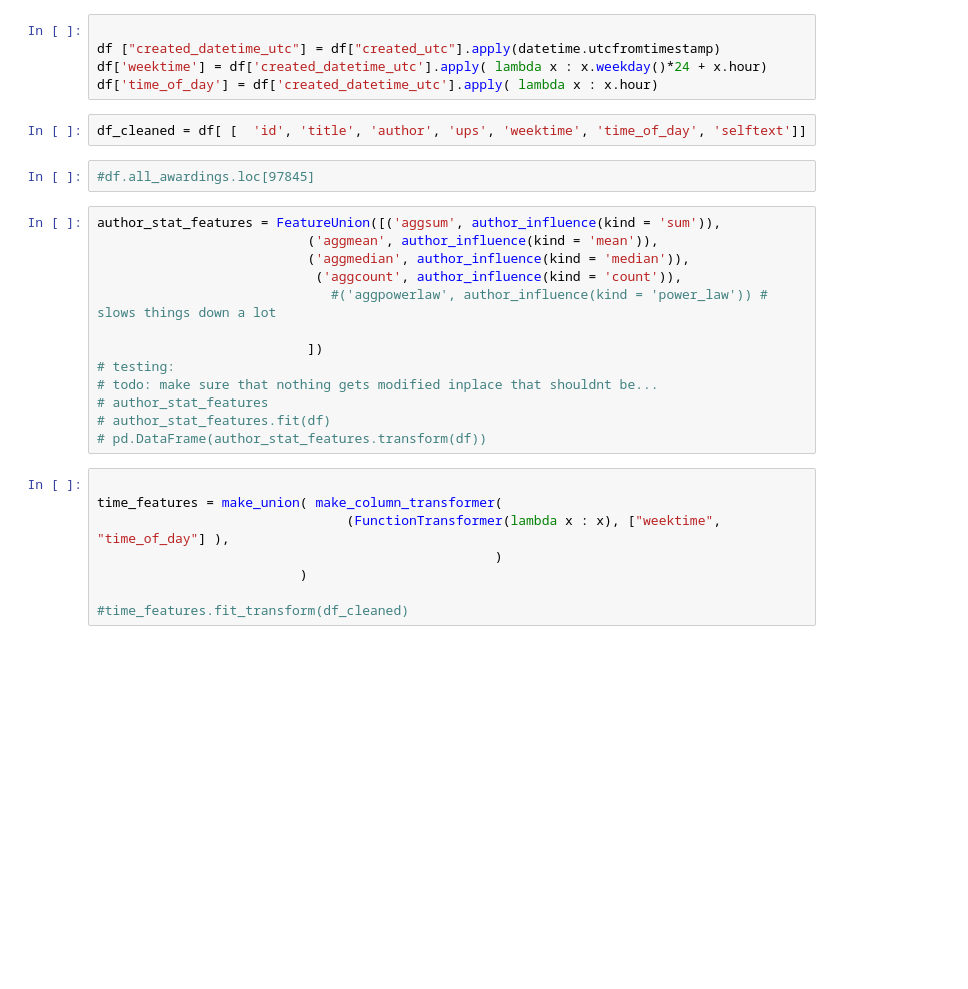
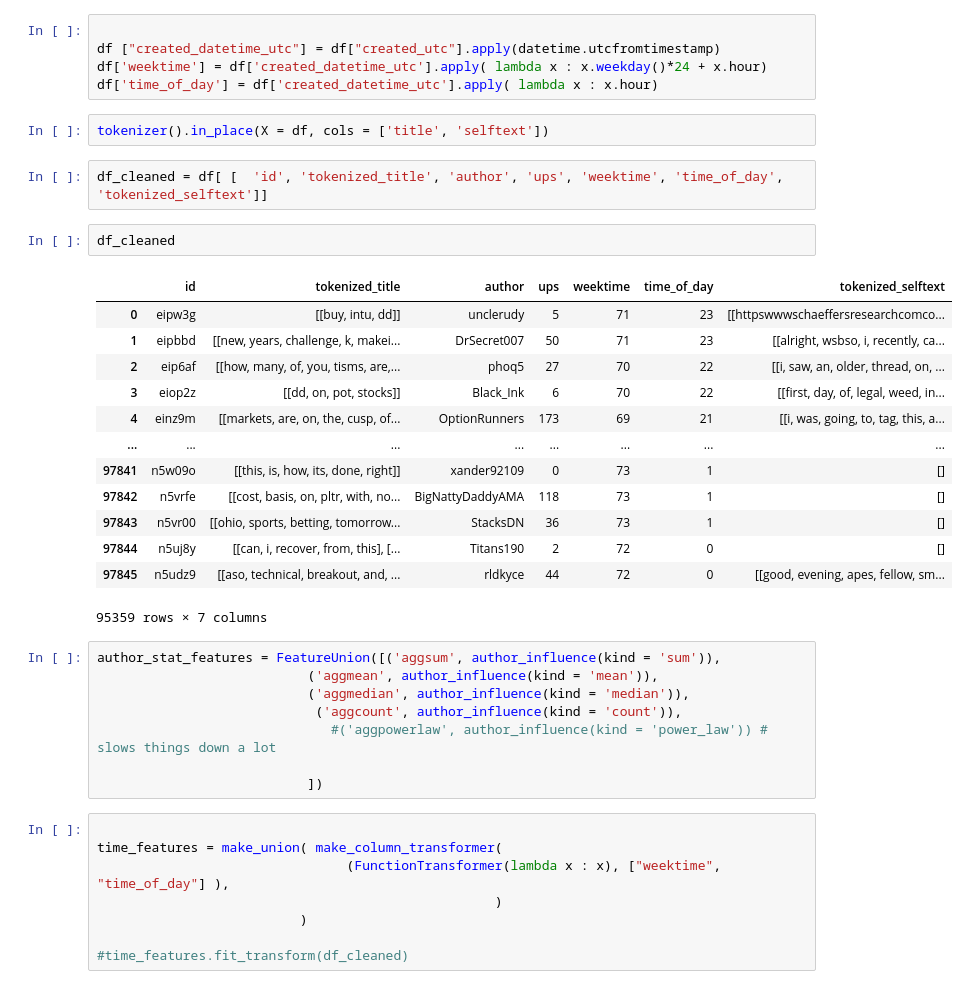
Before and after one commit to ElleNajt/ErdosInstitute-SIG_Project, a Jupyter notebook: Regression/all_features.ipynb, the cells around one changed output. Cells and saved outputs as stored; diff of their text form; blank space fills up the shorter version.

Commit message:
edited custom transformer stuff

```diff
--- a/Regression/all_features.ipynb
+++ b/Regression/all_features.ipynb
@@ -32,10 +32,26 @@ df = df.loc[df.author != "None"]
 df ["created_datetime_utc"] = df["created_utc"].apply(datetime.utcfromtimestamp)
 df['weektime'] = df['created_datetime_utc'].apply( lambda x : x.weekday()*24 + x.hour)
 df['time_of_day'] = df['created_datetime_utc'].apply( lambda x : x.hour)
+# %%
+tokenizer().in_place(X = df, cols = ['title', 'selftext'])
 # %%
-df_cleaned = df[ [  'id', 'title', 'author', 'ups', 'weektime', 'time_of_day', 'selftext']]
+df_cleaned = df[ [  'id', 'tokenized_title', 'author', 'ups', 'weektime', 'time_of_day', 'tokenized_selftext']]
-# %%
-#df.all_awardings.loc[97845]
+# %%
+df_cleaned
+# %% [output]
+|  | id | tokenized_title | author | ups | weektime | time_of_day | tokenized_selftext |
+| 0 | eipw3g | [[buy, intu, dd]] | unclerudy | 5 | 71 | 23 | [[httpswwwschaeffersresearchcomco... |
+| 1 | eipbbd | [[new, years, challenge, k, makei... | DrSecret007 | 50 | 71 | 23 | [[alright, wsbso, i, recently, ca... |
+| 2 | eip6af | [[how, many, of, you, tisms, are,... | phoq5 | 27 | 70 | 22 | [[i, saw, an, older, thread, on, ... |
+| 3 | eiop2z | [[dd, on, pot, stocks]] | Black_Ink | 6 | 70 | 22 | [[first, day, of, legal, weed, in... |
+| 4 | einz9m | [[markets, are, on, the, cusp, of... | OptionRunners | 173 | 69 | 21 | [[i, was, going, to, tag, this, a... |
+| ... | ... | ... | ... | ... | ... | ... | ... |
+| 97841 | n5w09o | [[this, is, how, its, done, right]] | xander92109 | 0 | 73 | 1 | [] |
+| 97842 | n5vrfe | [[cost, basis, on, pltr, with, no... | BigNattyDaddyAMA | 118 | 73 | 1 | [] |
+| 97843 | n5vr00 | [[ohio, sports, betting, tomorrow... | StacksDN | 36 | 73 | 1 | [] |
+| 97844 | n5uj8y | [[can, i, recover, from, this], [... | Titans190 | 2 | 72 | 0 | [] |
+| 97845 | n5udz9 | [[aso, technical, breakout, and, ... | rldkyce | 44 | 72 | 0 | [[good, evening, apes, fellow, sm... |
+95359 rows × 7 columns
 # %%
 author_stat_features = FeatureUnion([('aggsum', author_influence(kind = 'sum')),
                            ('aggmean', author_influence(kind = 'mean')),
@@ -44,11 +60,6 @@ author_stat_features = FeatureUnion([('aggsum', author_influence(kind = 'sum')),
                               #('aggpowerlaw', author_influence(kind = 'power_law')) # slows things down a lot
 
                            ])
-# testing:
-# todo: make sure that nothing gets modified inplace that shouldnt be...
-# author_stat_features
-# author_stat_features.fit(df)
-# pd.DataFrame(author_stat_features.transform(df))
 # %%
 
 time_features = make_union( make_column_transformer(
```
Also changed, not shown: parts of 7 cells of this notebook, 2 other files.
